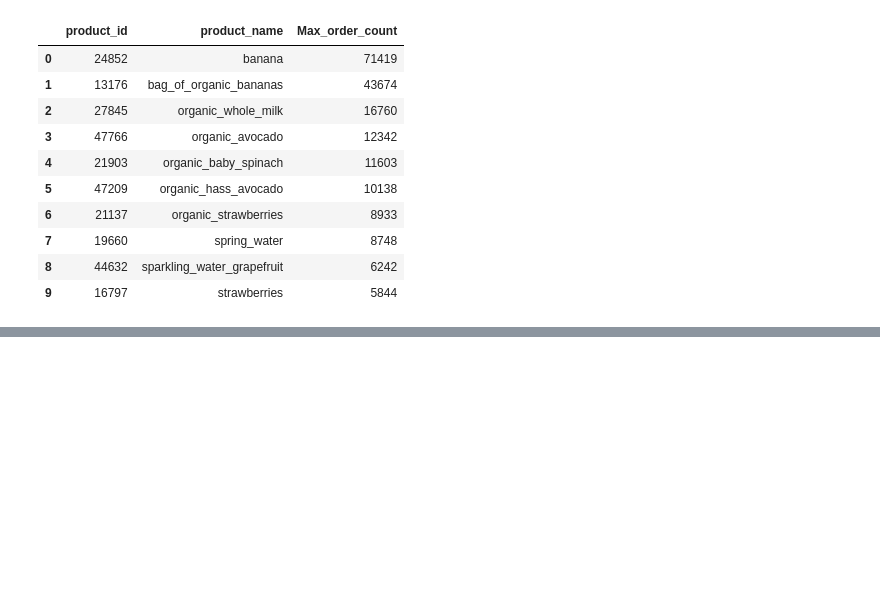
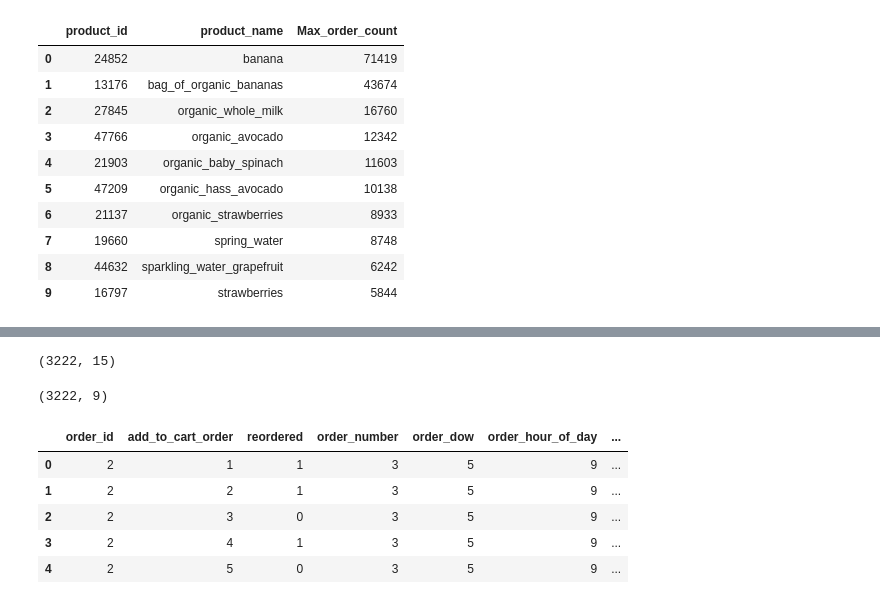
Before and after one commit to gowtham91m/Instacart-Market-Basket-Analysis, a Jupyter notebook: Instacart.ipynb, the cells around one changed output, grey strips where cells are left out. Cells and saved outputs as stored; diff of their text form; code cells hidden in the pictures; blank space fills up the shorter version.

```diff
--- a/Instacart.ipynb
+++ b/Instacart.ipynb
@@ -345,0 +350,33 @@ test_freq_products.groupby(['product_id','product_name']).sum()['Max_order_count
+# %%
+#users=prior_train_order_details.user_id.unique()[:10]
+train = prior_train_order_details[prior_train_order_details.user_id.isin(prior_train_order_details.user_id.unique()[:10])]
+# %%
+train.shape
+# %% [output]
+(3222, 15)
+# %%
+train=train.apply(lambda x: x.astype('category'), axis=0)
+train.days_since_prior_order = train.days_since_prior_order.astype('int8')
+# %%
+train = train[['order_id',
+ 'add_to_cart_order',
+ 'reordered',
+ 'order_number',
+ 'order_dow',
+ 'order_hour_of_day',
+ 'days_since_prior_order',
+ 'department_id',
+ 'department',]]
+# %%
+train.shape
+# %% [output]
+(3222, 9)
+# %%
+train.head()
+# %% [output]
+|  | order_id | add_to_cart_order | reordered | order_number | order_dow | order_hour_of_day | ... |
+| 0 | 2 | 1 | 1 | 3 | 5 | 9 | ... |
+| 1 | 2 | 2 | 1 | 3 | 5 | 9 | ... |
+| 2 | 2 | 3 | 0 | 3 | 5 | 9 | ... |
+| 3 | 2 | 4 | 1 | 3 | 5 | 9 | ... |
+| 4 | 2 | 5 | 0 | 3 | 5 | 9 | ... |
```
Also changed, not shown: parts of 3 cells of this notebook, 1 other file.
